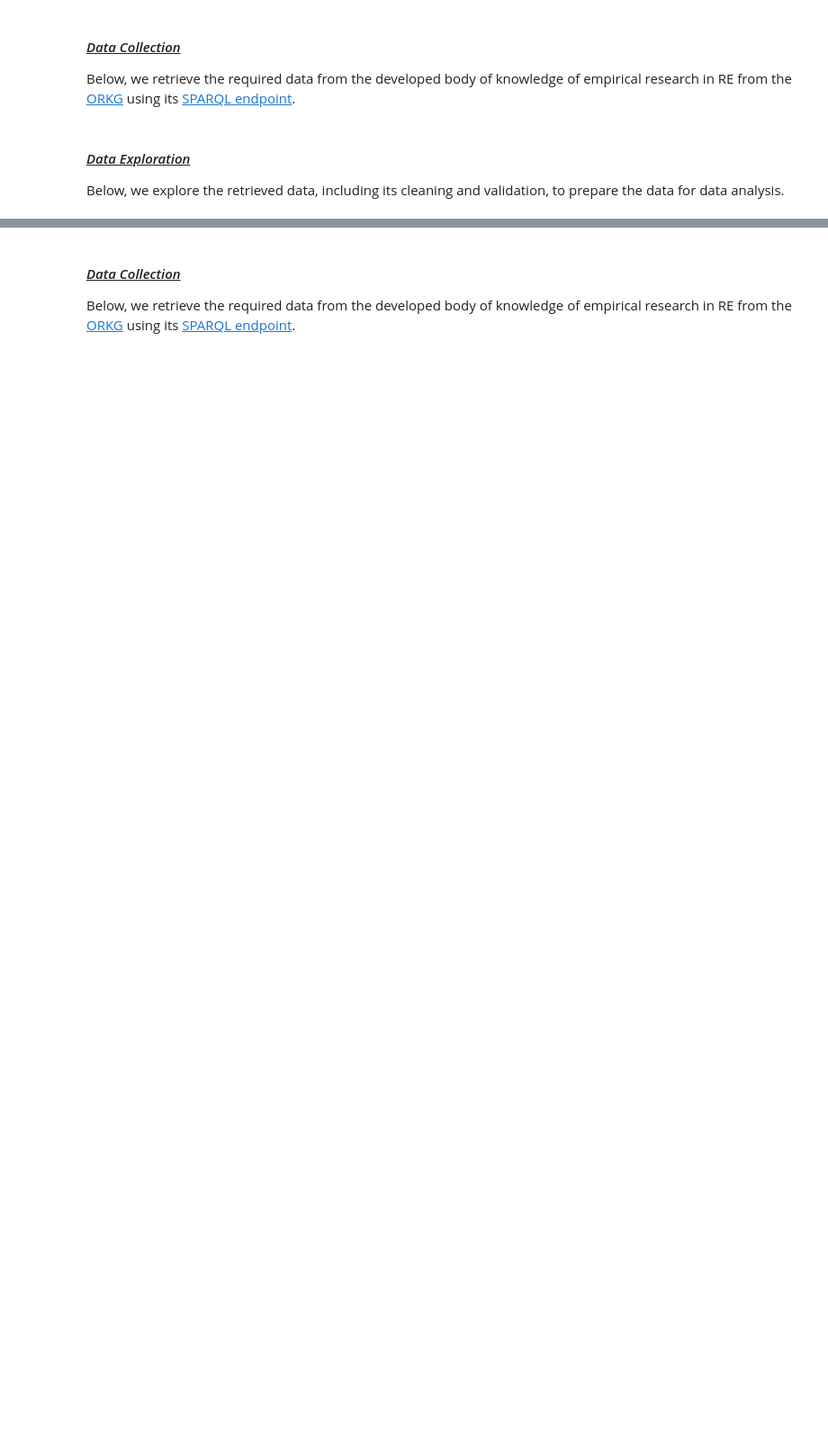
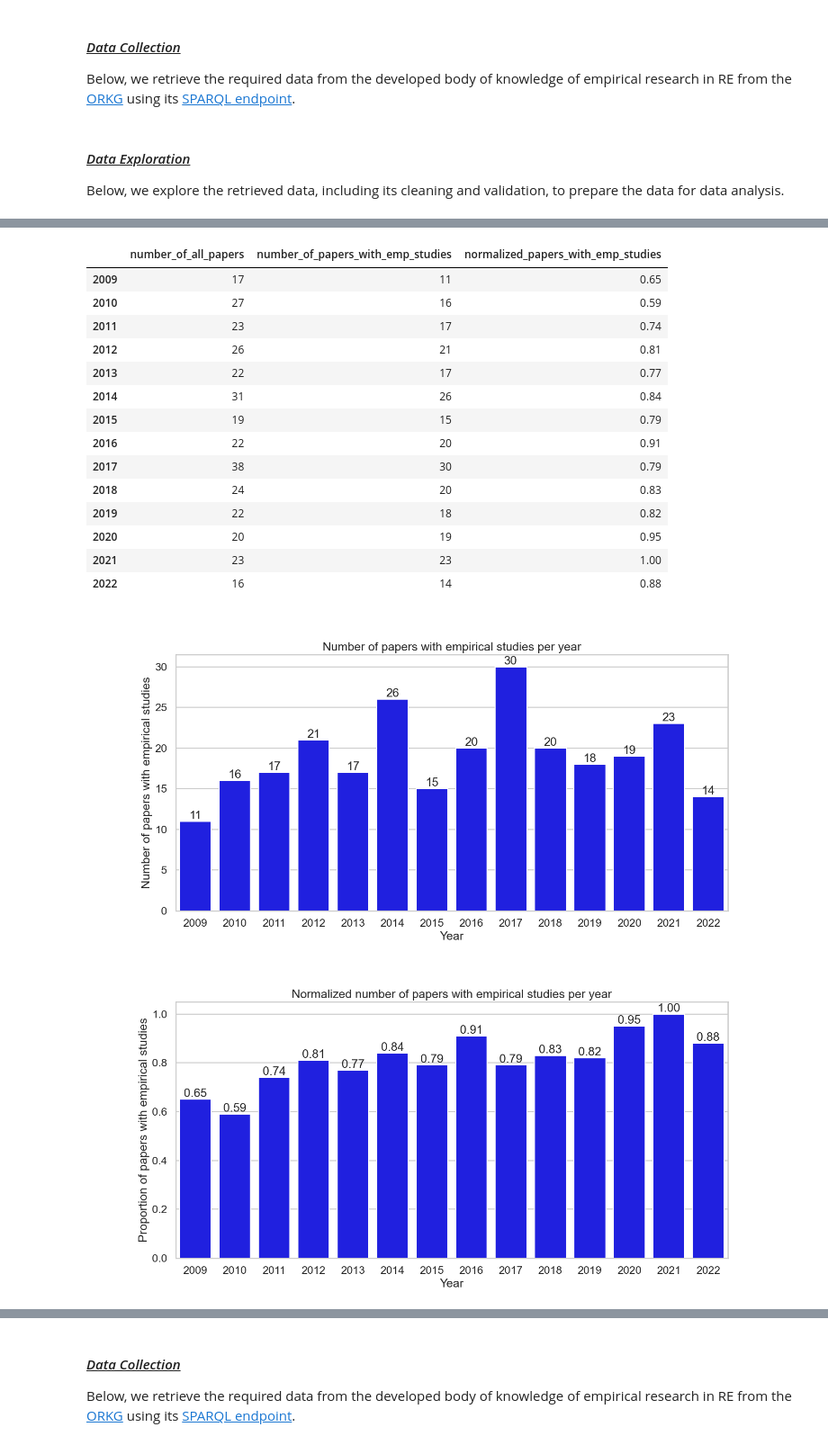
Before and after one commit to okarras/EmpiRE-Analysis, a Jupyter notebook: empire-analysis.ipynb, the cells around one changed output, grey strips where cells are left out. Shown at 90% size. Drawn from its saved outputs; the diff is of its cells as text; code cells hidden in the pictures; blank space fills up the shorter version.

```diff
--- a/empire-analysis.ipynb
+++ b/empire-analysis.ipynb
@@ -347,2 +325,46 @@ Name: paper, dtype: object
+# %%
+result = pd.DataFrame(df_query_1.drop_duplicates(subset=['paper']).reset_index(drop=True)['year'].value_counts())
+result.columns = ['number_of_all_papers']
+
+papers_with_emp_study = df_query_1[(df_query_1['dc_label'] != 'no collection') & (df_query_1['da_label'] != 'no analysis')]
+papers_with_emp_study = papers_with_emp_study.drop_duplicates(subset=['paper'])
+result['number_of_papers_with_emp_studies'] = papers_with_emp_study.reset_index(drop=True)['year'].value_counts()
+
+result['normalized_papers_with_emp_studies'] = (result['number_of_papers_with_emp_studies'] / result['number_of_all_papers']).round(2)
+display(result.sort_index())
+
+plt.figure()
+ax1 = sns.barplot(data=result, x=result.index, y='number_of_papers_with_emp_studies', color='b')
+ax1.bar_label(ax1.containers[0])
+plt.title('Number of papers with empirical studies per year')
+plt.xlabel('Year')
+plt.ylabel('Number of papers with empirical studies')
+plt.show()
+
+plt.figure()
+ax2 = sns.barplot(data=result, x=result.index, y='normalized_papers_with_emp_studies', color='b')
+ax2.bar_label(ax2.containers[0], fmt='%.2f')
+plt.title('Normalized number of papers with empirical studies per year')
+plt.xlabel('Year')
+plt.ylabel('Proportion of papers with empirical studies')
+plt.show()
+# %% [output]
+|  | number_of_all_papers | number_of_papers_with_emp_studies | normalized_papers_with_emp_studies |
+| 2009 | 17 | 11 | 0.65 |
+| 2010 | 27 | 16 | 0.59 |
+| 2011 | 23 | 17 | 0.74 |
+| 2012 | 26 | 21 | 0.81 |
+| 2013 | 22 | 17 | 0.77 |
+| 2014 | 31 | 26 | 0.84 |
+| 2015 | 19 | 15 | 0.79 |
+| 2016 | 22 | 20 | 0.91 |
+| 2017 | 38 | 30 | 0.79 |
+| 2018 | 24 | 20 | 0.83 |
+| 2019 | 22 | 18 | 0.82 |
+| 2020 | 20 | 19 | 0.95 |
+| 2021 | 23 | 23 | 1.00 |
+| 2022 | 16 | 14 | 0.88 |
+[figure, added]
+[figure, added]
 # %% [markdown]
 #### <ins>*Data Interpretation*</ins>
```
Also changed, not shown: parts of 12 cells of this notebook, 7 other files.
